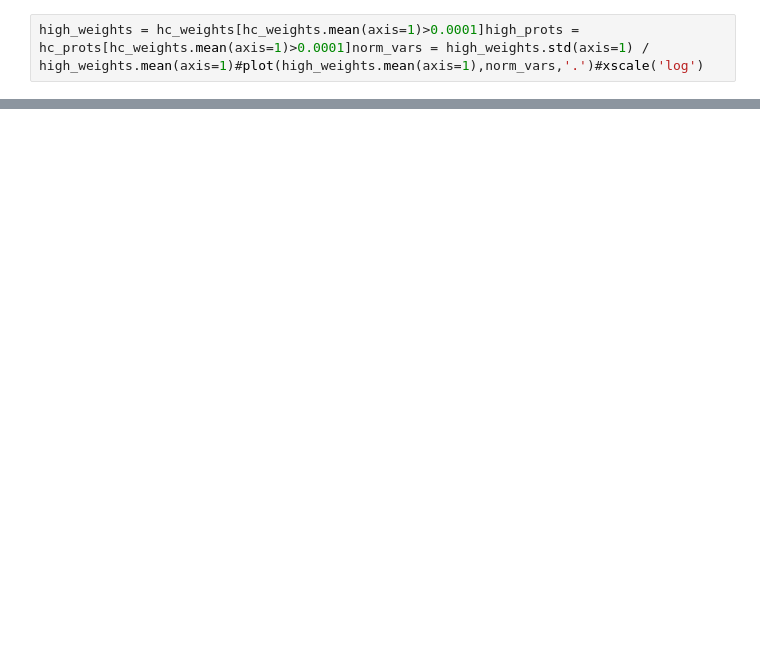
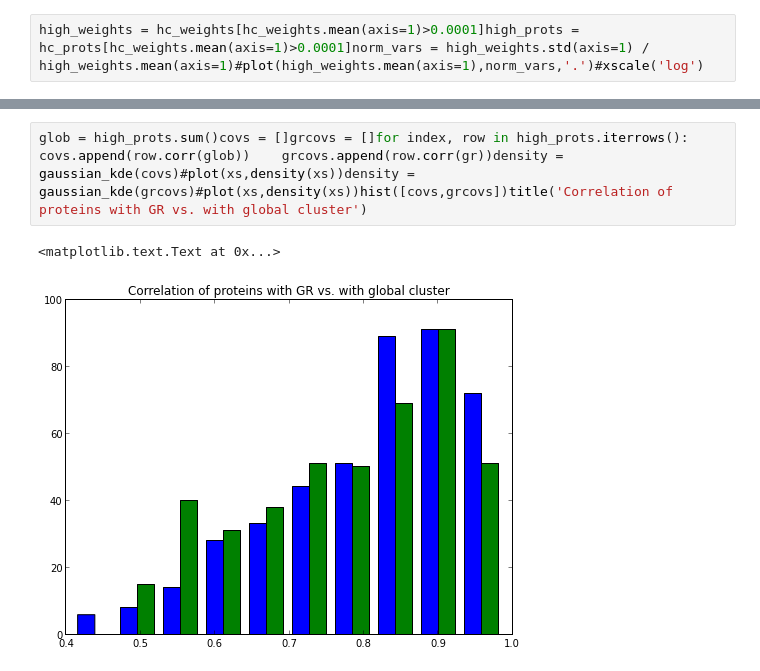
Before and after one commit to uriba/proteome-analysis, a Jupyter notebook: Untitled0.ipynb, the cells around one changed output, grey strips where cells are left out. Cells and saved outputs as stored; diff of their text form; blank space fills up the shorter version.

```diff
--- a/Untitled0.ipynb
+++ b/Untitled0.ipynb
@@ -46,0 +47,5 @@ log(high_prots).corr()
+# %%
+glob = high_prots.sum()covs = []grcovs = []for index, row in high_prots.iterrows():    covs.append(row.corr(glob))    grcovs.append(row.corr(gr))density = gaussian_kde(covs)#plot(xs,density(xs))density = gaussian_kde(grcovs)#plot(xs,density(xs))hist([covs,grcovs])title('Correlation of proteins with GR vs. with global cluster')
+# %% [output]
+<matplotlib.text.Text at 0x...>
+[figure, added]
```
Also changed, not shown: parts of 14 cells of this notebook.
